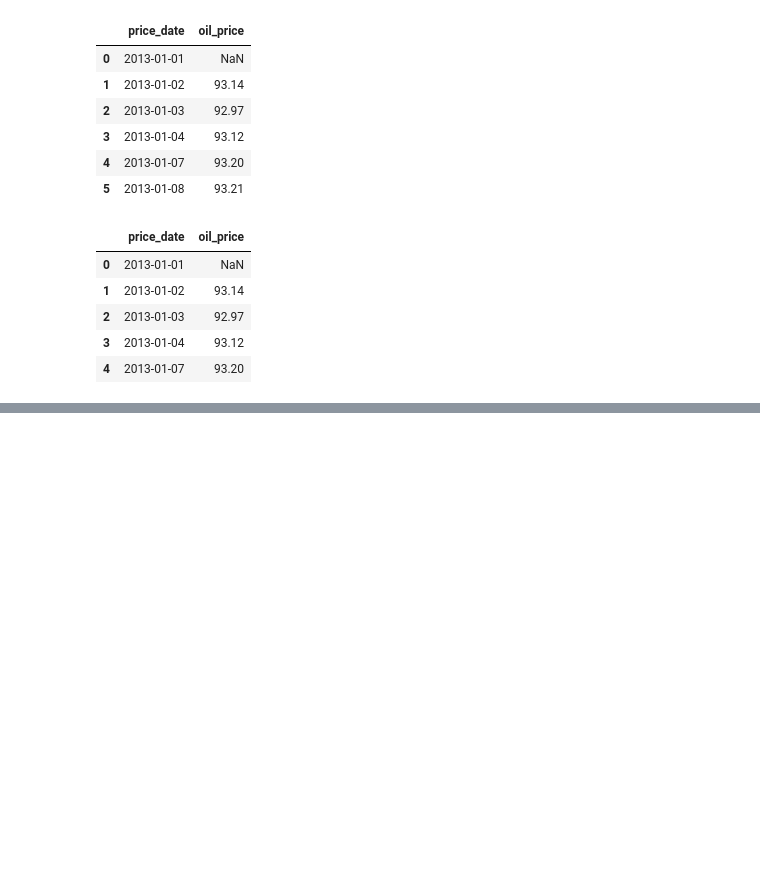
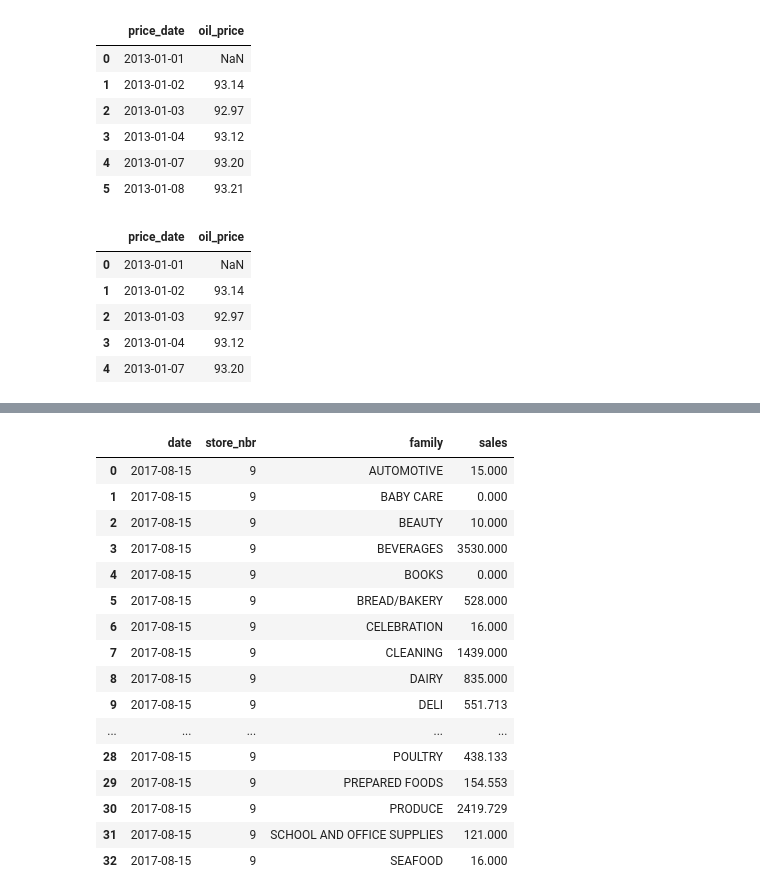
Before and after one commit to maciejsss/data-analysis-pandas, a Jupyter notebook: dataframes.ipynb, the cells around one changed output, grey strips where cells are left out. Saved outputs shown, nothing was run; the diff lists cells and outputs as text; code cells hidden in the pictures; blank space fills up the shorter version.

Commit message:
dataframes missing data

```diff
--- a/dataframes.ipynb
+++ b/dataframes.ipynb
@@ -400,0 +433,2 @@ oil.iloc[0:5,:] # iloc last row exclusive
+# %%
+retail.drop(['id','onpromotion'],inplace=True,axis=1)
@@ -400,0 +572,20 @@ oil.iloc[0:5,:] # iloc last row exclusive
+# %%
+retail.drop_duplicates(subset='family', keep='last',ignore_index=True)
+# %% [output]
+|  | date | store_nbr | family | sales |
+| 0 | 2017-08-15 | 9 | AUTOMOTIVE | 15.000 |
+| 1 | 2017-08-15 | 9 | BABY CARE | 0.000 |
+| 2 | 2017-08-15 | 9 | BEAUTY | 10.000 |
+| 3 | 2017-08-15 | 9 | BEVERAGES | 3530.000 |
+| 4 | 2017-08-15 | 9 | BOOKS | 0.000 |
+| 5 | 2017-08-15 | 9 | BREAD/BAKERY | 528.000 |
+| 6 | 2017-08-15 | 9 | CELEBRATION | 16.000 |
+| 7 | 2017-08-15 | 9 | CLEANING | 1439.000 |
+| 8 | 2017-08-15 | 9 | DAIRY | 835.000 |
+| 9 | 2017-08-15 | 9 | DELI | 551.713 |
+| ... | ... | ... | ... | ... |
+| 28 | 2017-08-15 | 9 | POULTRY | 438.133 |
+| 29 | 2017-08-15 | 9 | PREPARED FOODS | 154.553 |
+| 30 | 2017-08-15 | 9 | PRODUCE | 2419.729 |
+| 31 | 2017-08-15 | 9 | SCHOOL AND OFFICE SUPPLIES | 121.000 |
+| 32 | 2017-08-15 | 9 | SEAFOOD | 16.000 |
```
Also changed, not shown: parts of 25 cells of this notebook, 1 other file.
